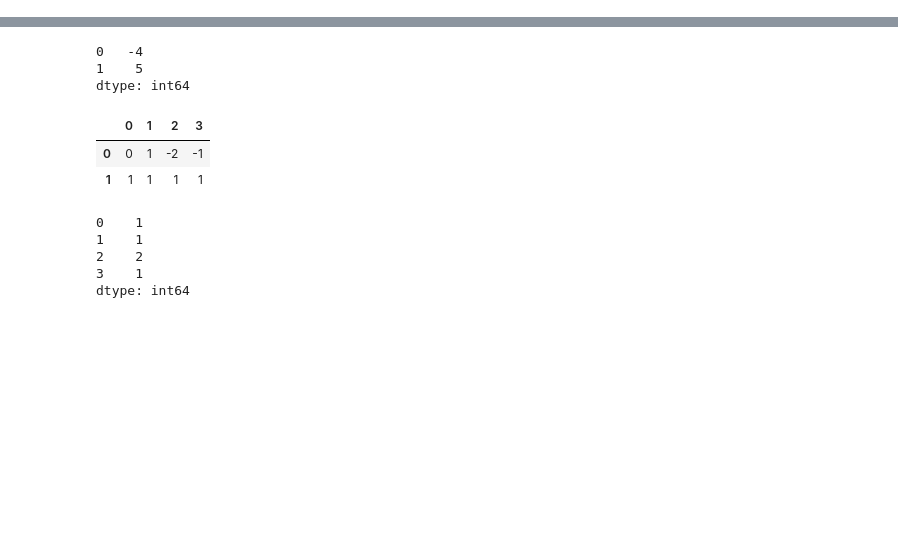
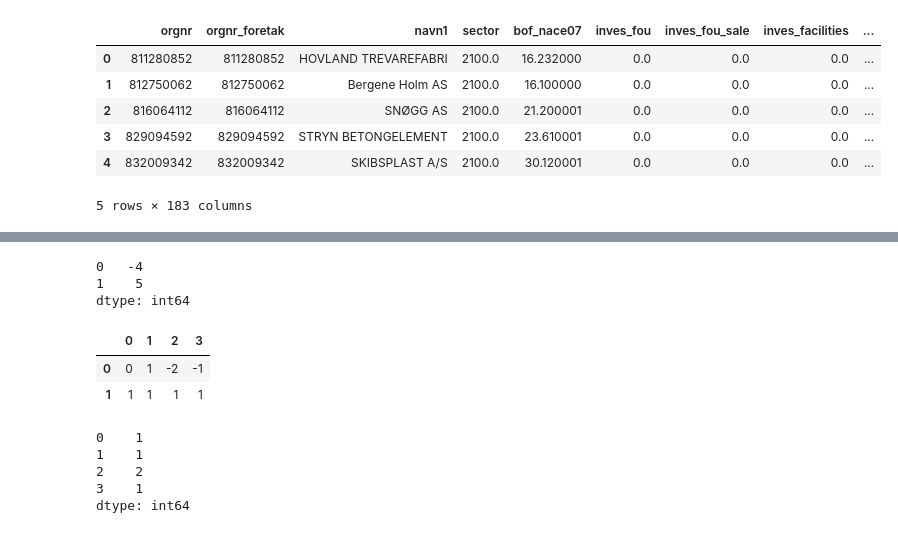
Before and after one commit to DataScienceLead/RealInvestment, a Jupyter notebook: bus_surv/prob.ipynb, the cells around one changed output, grey strips where cells are left out. Cells and saved outputs as stored; diff of their text form; code cells hidden in the pictures; blank space fills up the shorter version.

```diff
--- a/bus_surv/prob.ipynb
+++ b/bus_surv/prob.ipynb
@@ -55,7 +64,19 @@ ValueError: matrices are not aligned
 # %%
 # list of explanatory variables, important to stack the variables and estimated parametes in the same order
-explantory = ['cap', 'mach_build_share']
+explanatoryNo2 = ['smallcap' ,'largecap' ,'subsidary' ,'mach_build','debt_asset','profitratio','dividendratio']
+explanatoryNo3 = ['higheduc', 'cap', 'mach_build_share', 'invest_share' ,'maint_invest']
 # make a new df
-df_short = df[explantory]
+df_short2 = df.copy(deep=True)
+df_short3 = df.copy(deep=True)
+df_short4 = df.copy(deep=True)
+# df_short = df_short.drop(explantory, axis=
 # convert to np.array (use df.to_numpy() in version 0.24)
-X = df_short.values
+df_short2.head()
+# %% [output]
+|  | orgnr | orgnr_foretak | navn1 | sector | bof_nace07 | inves_fou | inves_fou_sale | inves_facilities | ... |
+| 0 | 811280852 | 811280852 | HOVLAND TREVAREFABRI | 2100.0 | 16.232000 | 0.0 | 0.0 | 0.0 | ... |
+| 1 | 812750062 | 812750062 | Bergene Holm AS | 2100.0 | 16.100000 | 0.0 | 0.0 | 0.0 | ... |
+| 2 | 816064112 | 816064112 | SNØGG AS | 2100.0 | 21.200001 | 0.0 | 0.0 | 0.0 | ... |
+| 3 | 829094592 | 829094592 | STRYN BETONGELEMENT | 2100.0 | 23.610001 | 0.0 | 0.0 | 0.0 | ... |
+| 4 | 832009342 | 832009342 | SKIBSPLAST A/S | 2100.0 | 30.120001 | 0.0 | 0.0 | 0.0 | ... |
+5 rows × 183 columns
```
Also changed, not shown: parts of 32 cells of this notebook.
